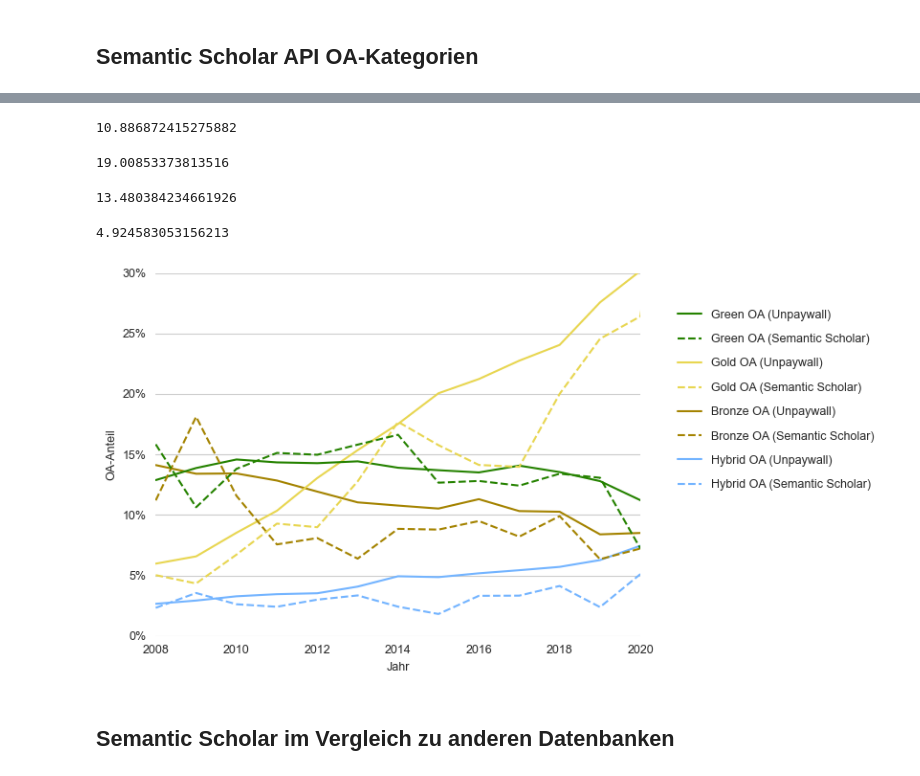
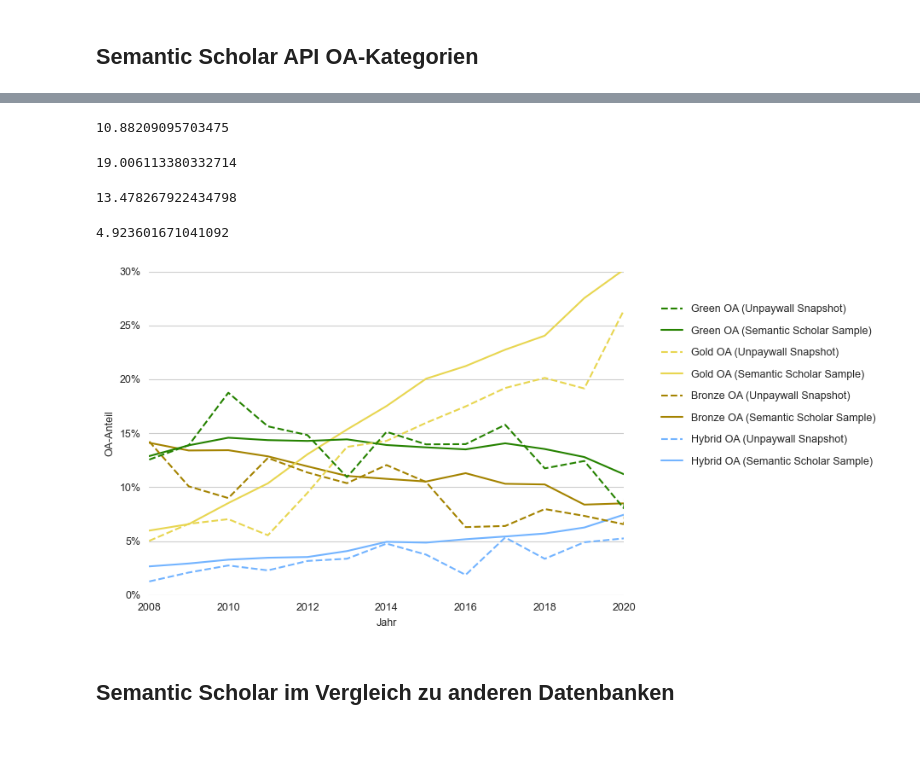
Before and after one commit to naustica/MA, a Jupyter notebook: Codebook.ipynb, the cells around one changed output, grey strips where cells are left out. Drawn from its saved outputs; the diff is of its cells as text; code cells hidden in the pictures; blank space fills up the shorter version.

```diff
--- a/Codebook.ipynb
+++ b/Codebook.ipynb
@@ -21,7 +21,7 @@ import os
 # %%
 client = bigquery.Client(project='subugoe-wag-closed')
 # %%
-s2ag_papers = 'subugoe-wag-closed.S2AG.papers'
+s2ag_papers = 'subugoe-wag-closed.S2AG.papers_2023_05_23'
 upw_snapshot = 'subugoe-collaborative.upw_instant.snapshot'
 openalex_snapshot = 'subugoe-collaborative.openalex.works'
 crossref_snapshot = 'subugoe-collaborative.cr_history.cr_apr23'
@@ -1709,6 +1475,7 @@ df_oa_status_upw = client.query(f"""
                                      FROM {s2ag_papers}, UNNEST(publicationtypes) as type,
                                          UNNEST(s2fieldsofstudy) as field
                                      WHERE type = "JournalArticle" AND year >= 2008 AND year <= 2020
+                                         AND NOT REGEXP_CONTAINS(title,'^Author Index$|^Back Cover|^Contents$|^Contents:|^Cover Image|^Cover Picture|^Editorial Board|^Front Cover|^Frontispiece|^Inside Back Cover|^Inside Cover|^Inside Front Cover|^Issue Information|^List of contents|^Masthead|^Title page|^Correction$|^Corrections to|^Corrections$|^Withdrawn')
                                      ) AS s2ag
                                  INNER JOIN {upw_snapshot} AS upw
                                  ON LOWER(s2ag.doi) = LOWER(upw.doi)
@@ -1732,19 +1499,19 @@ df_oa_status_upw.number_of_publications.sum()
 # %%
-(1508951/df_oa_status_upw.number_of_publications.sum()) * 100
+(1509389/df_oa_status_upw.number_of_publications.sum()) * 100
 # %% [output]
-10.886872415275882
+10.88209095703475
 # %%
-(2634636/df_oa_status_upw.number_of_publications.sum()) * 100
+(2636223/df_oa_status_upw.number_of_publications.sum()) * 100
 # %% [output]
-19.00853373813516
+19.006113380332714
 # %%
-(1868419/df_oa_status_upw.number_of_publications.sum()) * 100
+(1869489/df_oa_status_upw.number_of_publications.sum()) * 100
 # %% [output]
-13.480384234661926
+13.478267922434798
 # %%
-(682561/df_oa_status_upw.number_of_publications.sum()) * 100
+(682923/df_oa_status_upw.number_of_publications.sum()) * 100
 # %% [output]
-4.924583053156213
+4.923601671041092
 # %%
 df_oa_status_upw_total = df_oa_status_upw.groupby(['year'])['number_of_publications'].sum().reset_index()
 df_oa_status_upw_total.rename(columns={'number_of_publications': 'number_of_total_publications'}, inplace=True)
@@ -1752,7 +1519,7 @@ df_oa_status_upw = pd.merge(df_oa_status_upw, df_oa_status_upw_total, on='year')
 df_oa_status_upw['proportion'] = (df_oa_status_upw['number_of_publications']/\
                                 df_oa_status_upw['number_of_total_publications']) * 100
 # %%
-fig, ax = plt.subplots(figsize=(6,4.5))
+fig, ax = plt.subplots(figsize=(6.5,4.5))
 plt.box(False)
 
 palette = {'bronze': '#a48300',
@@ -1768,47 +1535,43 @@ sns.lineplot(data=df_oa_status_upw[df_oa_status_upw.oa_status != 'closed'],
              palette=palette,
              ax=ax)
 
 sns.lineplot(data=df_oa_cat_plot,
              x='year',
              y='proportion',
              hue='status',
              linestyle='dashed',
              palette=palette,
              ax=ax)
 
 ax.set_xlim(2008, 2020)
 ax.set_ylim(0, 30)
 ax.get_legend().remove()
 ax.grid(False, which='both', axis='x')
 yticks = mtick.FormatStrFormatter('%.0f%%')
 ax.yaxis.set_major_formatter(yticks)
 
 plt.xlabel('Jahr')
 plt.ylabel('OA-Anteil')
 
-green_oa_patch = Line2D([0], [0], color='#258200', label='Green OA (Unpaywall)')
-green_oa_s2_patch = Line2D([0], [0], color='#258200', label='Green OA (Semantic Scholar)',
-                                   linestyle='dashed')
-gold_oa_patch = Line2D([0], [0], color='#e8d651', label='Gold OA (Unpaywall)')
-gold_oa_s2_patch = Line2D([0], [0], color='#e8d651', label='Gold OA (Semantic Scholar)',
-                                  linestyle='dashed')
-bronze_oa_patch = Line2D([0], [0], color='#a48300', label='Bronze OA (Unpaywall)')
-bronze_oa_s2_patch = Line2D([0], [0], color='#a48300', label='Bronze OA (Semantic Scholar)',
-                                    linestyle='dashed')
-hybrid_oa_patch = Line2D([0], [0], color='#73b4ff', label='Hybrid OA (Unpaywall)')
-hybrid_oa_s2_patch = Line2D([0], [0], color='#73b4ff', label='Hybrid OA (Semantic Scholar)',
-                                    linestyle='dashed')
+green_oa_patch = Line2D([0], [0], color='#258200', label='Green OA (Unpaywall Snapshot)', linestyle='dashed')
+green_oa_s2_patch = Line2D([0], [0], color='#258200', label='Green OA (Semantic Scholar Sample)')
+gold_oa_patch = Line2D([0], [0], color='#e8d651', label='Gold OA (Unpaywall Snapshot)', linestyle='dashed')
+gold_oa_s2_patch = Line2D([0], [0], color='#e8d651', label='Gold OA (Semantic Scholar Sample)')
+bronze_oa_patch = Line2D([0], [0], color='#a48300', label='Bronze OA (Unpaywall Snapshot)', linestyle='dashed')
+bronze_oa_s2_patch = Line2D([0], [0], color='#a48300', label='Bronze OA (Semantic Scholar Sample)')
+hybrid_oa_patch = Line2D([0], [0], color='#73b4ff', label='Hybrid OA (Unpaywall Snapshot)', linestyle='dashed')
+hybrid_oa_s2_patch = Line2D([0], [0], color='#73b4ff', label='Hybrid OA (Semantic Scholar Sample)')
 lgd = fig.legend(handles=[green_oa_patch, green_oa_s2_patch,
                           gold_oa_patch, gold_oa_s2_patch,
                           bronze_oa_patch, bronze_oa_s2_patch,
                           hybrid_oa_patch, hybrid_oa_s2_patch], frameon=False,
-                 bbox_to_anchor=(1.38, 0.9), labelspacing=1.05)
+                 bbox_to_anchor=(1.43, 0.9), labelspacing=1.05)
 
 plt.tight_layout()
 plt.show()
 fig.savefig('media/oa_status_upw_s2_comparison.png', format='png', bbox_inches='tight', dpi=500)
 # %% [output]
-[figure, old version]
+[figure, new version]
 # %% [markdown]
 ## Semantic Scholar im Vergleich zu anderen Datenbanken
 # %%
```
Also changed, not shown: parts of 120 cells of this notebook, 19 other files.
